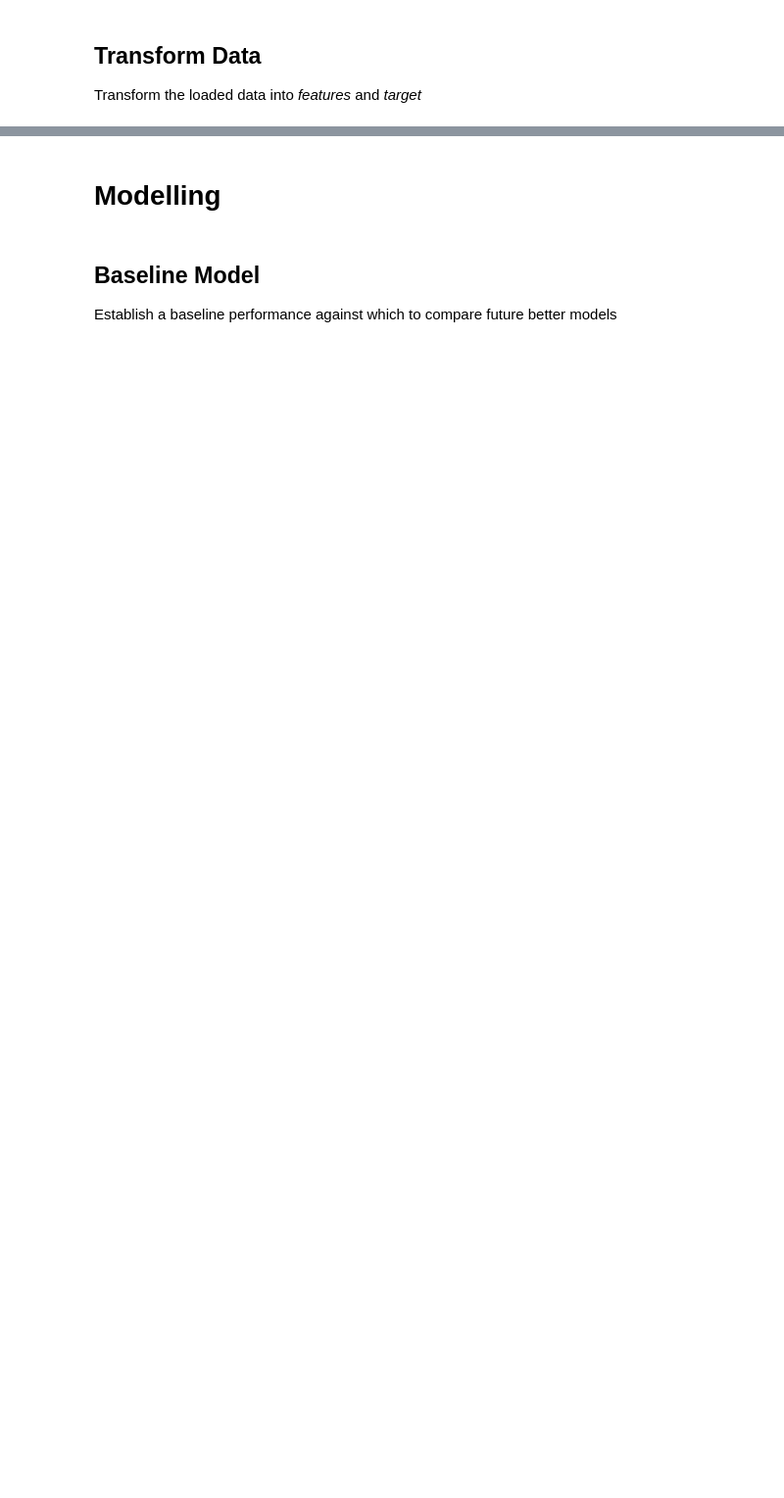
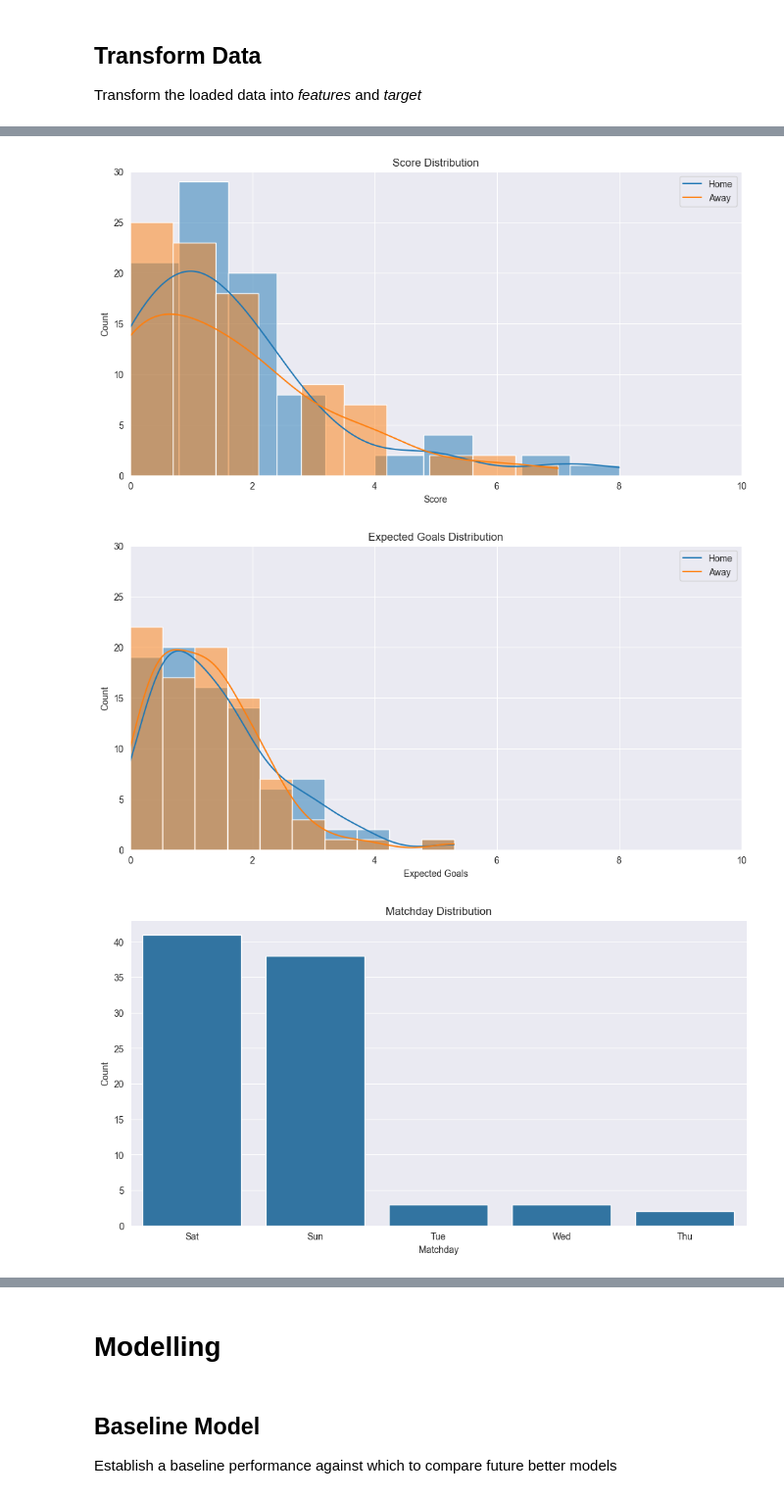
Before and after one commit to lagom-QB/Data-Engineering, a Jupyter notebook: DataPipelining.ipynb, the cells around one changed output, grey strips where cells are left out. Shown at 98% size. Cells and saved outputs as stored; diff of their text form; code cells hidden in the pictures; blank space fills up the shorter version.

```diff
--- a/DataPipelining.ipynb
+++ b/DataPipelining.ipynb
@@ -4,6 +4,7 @@ import numpy as np
 import pandas as pd
 
 import matplotlib.pyplot as plt
+from matplotlib.colors import TwoSlopeNorm
 import seaborn as sns
 
 import math
@@ -49,6 +50,7 @@ import os
 import streamlit as st
 # Create a requirements.txt file with the necessary packages
 # !pip freeze > airflow/dags/requirements.txt
+sns.set_style('darkgrid')
 # %%
 from app.load_data import load_data_from_source
 from app.transform_data import transform_data_into_features_and_targets
@@ -114,0 +165,42 @@ array(['Alavés', 'Alhama', 'Athletic Club', 'Atlético Madrid',
+# %%
+# Explore the statistical properties of the data, structure, features, etc.
+display(data.sample(4))
+
+# Histogram of scores in seaborn
+plt.figure(figsize=(12,6))
+sns.histplot(data['ScoreHome'], kde=True, stat='count', bins=10)
+sns.histplot(data['ScoreAway'], kde=True, stat='count', bins=10)
+
+plt.title('Score Distribution')
+plt.xlabel('Score')
+plt.ylabel('Count')
+plt.legend(['Home', 'Away'])
+plt.xlim(0, 10)
+plt.ylim(0, 30)
+
+plt.show()
+
+# Histogram of Expected Goals in seaborn
+plt.figure(figsize=(12,6))
+sns.histplot(data['xGHome'], kde=True, stat='count', bins=10)
+sns.histplot(data['xGAway'], kde=True, stat='count', bins=10)
+
+plt.title('Expected Goals Distribution')
+plt.xlabel('Expected Goals')
+plt.ylabel('Count')
+plt.legend(['Home', 'Away'])
+plt.xlim(0, 10)
+plt.ylim(0, 30)
+
+plt.show() # Expected goals are more normally distributed than actual goals
+
+# Barplot of Match days in seaborn
+plt.figure(figsize=(12,6))
+sns.barplot(x=data['Day'].value_counts().index, y=data['Day'].value_counts().values)
+
+plt.title('Matchday Distribution')
+plt.xlabel('Matchday')
+plt.ylabel('Count')
+
+plt.show()
+# %% [output]
@@ -114,0 +212,3 @@ array(['Alavés', 'Alhama', 'Athletic Club', 'Atlético Madrid',
+[figure, added]
+[figure, added]
+[figure, added]
```
Also changed, not shown: parts of 16 cells of this notebook.
